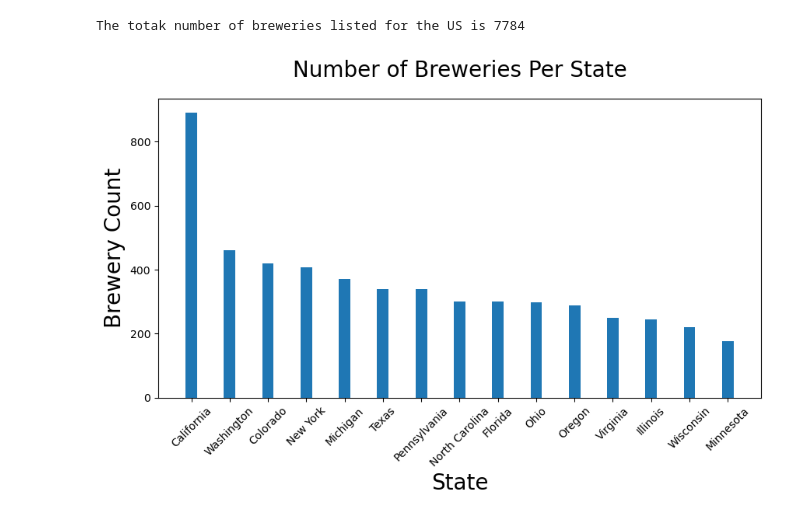
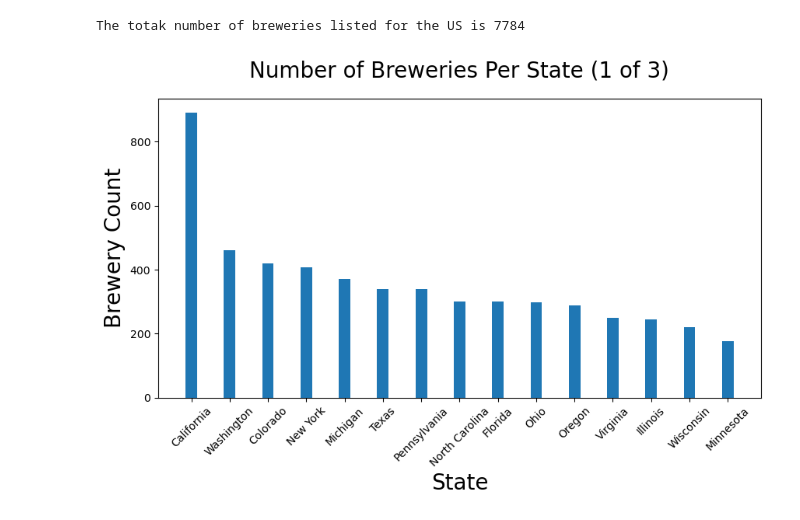
Before and after one commit to scorpionhand/Brewery_Project_One, a Jupyter notebook: Beers_location_Final.ipynb, the cells around one changed output. Drawn from its saved outputs; the diff is of its cells as text; code cells hidden in the pictures.

```diff
--- a/Beers_location_Final.ipynb
+++ b/Beers_location_Final.ipynb
@@ -308,16 +312,16 @@ The totak number of breweries listed for the US is 7784
 # %%
 sub_set_of = pd.DataFrame(all_brewtypes.iloc[0:15]).reset_index()
 sub_set_of
 
 plt.figure(figsize=(10, 5))
 plt.bar(sub_set_of['state_province'], sub_set_of['count'], width=0.3)
-plt.title("Number of Breweries Per State", fontsize = 20, pad=20)
+plt.title("Number of Breweries Per State (1 of 3)", fontsize = 20, pad=20)
 plt.xlabel("State", fontsize = 20)
 plt.ylabel("Brewery Count", fontsize = 20)
 plt.xticks(rotation=45)
 plt.show()
 # %% [output]
-[figure, old version]
+[figure, new version]
 # %%
 sub_set_of = pd.DataFrame(all_brewtypes.iloc[16:32]).reset_index()
 sub_set_of
```
Also changed, not shown: parts of 5 cells of this notebook, 2 other files.
